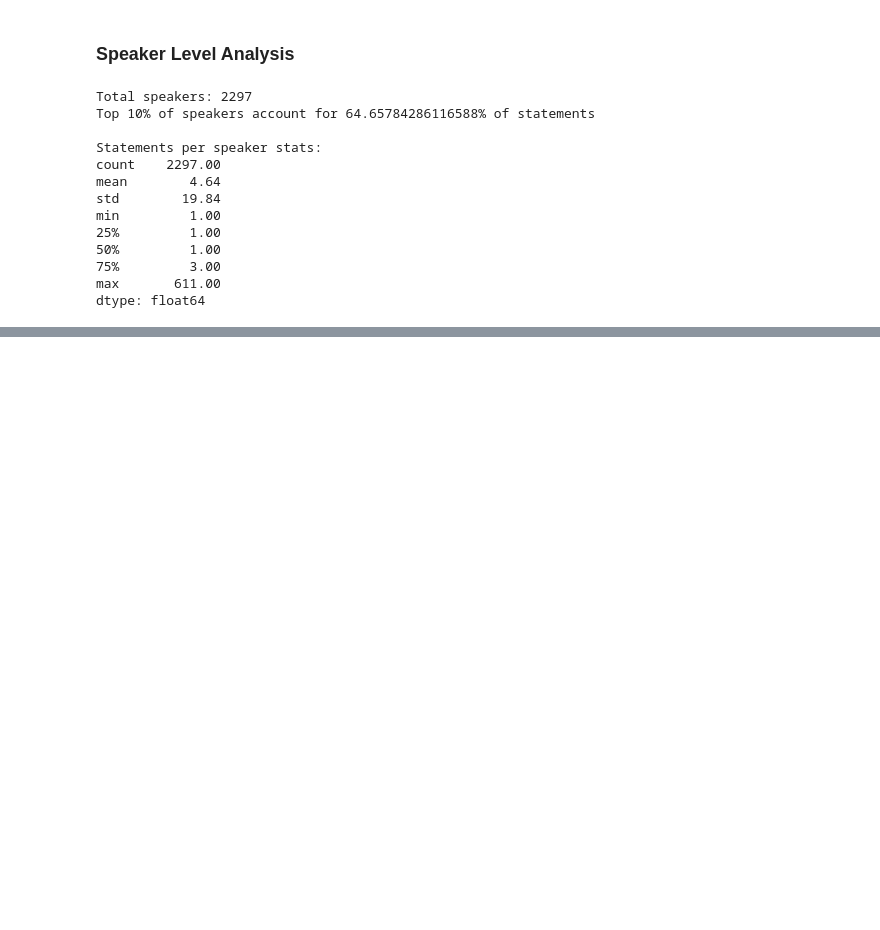
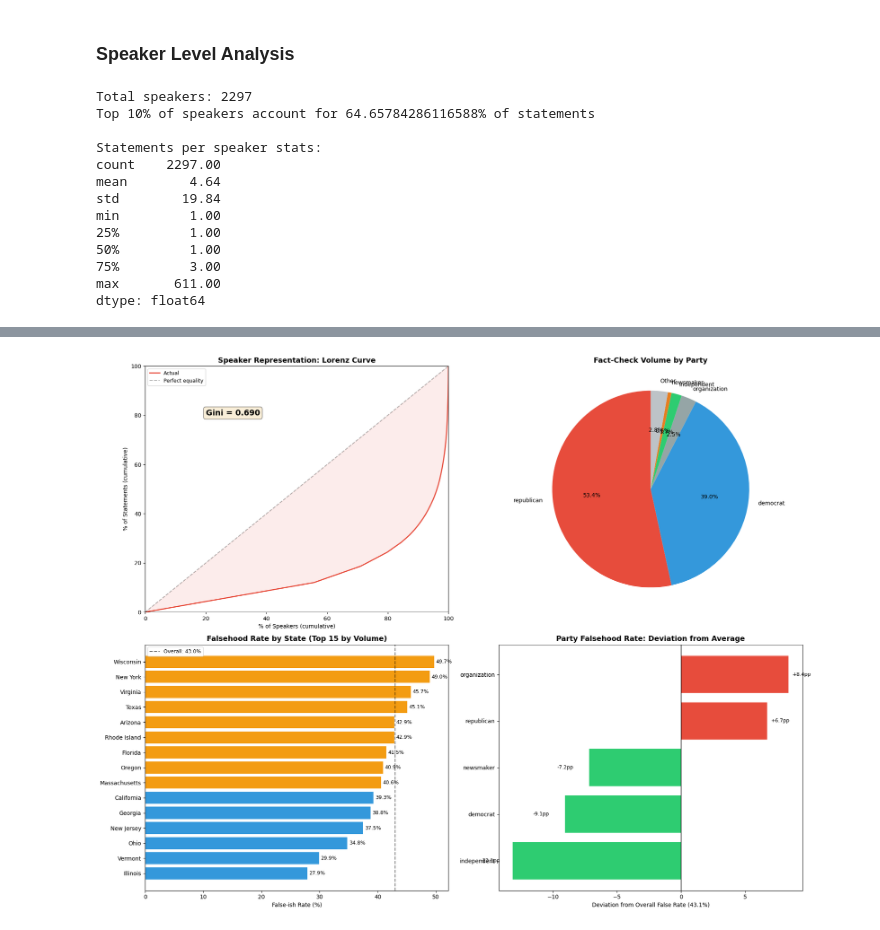
Before and after one commit to jainnami/FakeNews, a Jupyter notebook: EDA.ipynb, the cells around one changed output, grey strips where cells are left out. Saved outputs shown, nothing was run; the diff lists cells and outputs as text; code cells hidden in the pictures; blank space fills up the shorter version.

```diff
--- a/EDA.ipynb
+++ b/EDA.ipynb
@@ -518,0 +1350,77 @@ top_offender_summary
+# %%
+# Visuals: Bias & Fairness
+fig, axes = plt.subplots(2, 2, figsize=(18, 14))
+
+# 1. Speaker concentration - Lorenz curve
+ax1 = axes[0, 0]
+all_speaker_counts = bf.groupby('speaker').size().sort_values()
+speaker_cumshare = all_speaker_counts.cumsum() / all_speaker_counts.sum() * 100
+speaker_pct = np.arange(1, len(speaker_cumshare) + 1) / len(speaker_cumshare) * 100
+ax1.plot(speaker_pct, speaker_cumshare.values, color='#e74c3c', linewidth=2, label='Actual')
+ax1.plot([0, 100], [0, 100], 'k--', alpha=0.3, label='Perfect equality')
+ax1.fill_between(speaker_pct, speaker_cumshare.values, speaker_pct, alpha=0.1, color='#e74c3c')
+ax1.set_xlabel('% of Speakers (cumulative)')
+ax1.set_ylabel('% of Statements (cumulative)')
+ax1.set_title('Speaker Representation: Lorenz Curve', fontsize=13, fontweight='bold')
+ax1.legend(fontsize=9)
+ax1.set_xlim(0, 100)
+ax1.set_ylim(0, 100)
+# Gini coefficient
+n = len(all_speaker_counts)
+gini = (2 * np.sum(np.arange(1, n + 1) * all_speaker_counts.values) / (n * all_speaker_counts.sum()) - (n + 1) / n)
+ax1.text(20, 80, f'Gini = {gini:.3f}', fontsize=14, fontweight='bold',
+         bbox=dict(boxstyle='round', facecolor='wheat', alpha=0.5))
+
+# 2. Party fact-check volume (pie chart)
+ax2 = axes[0, 1]
+party_top5 = party_stmt_counts.head(5)
+party_other = party_stmt_counts.iloc[5:].sum()
+pie_data = pd.concat([party_top5, pd.Series({'Other': party_other})])
+pie_colors = ['#e74c3c', '#3498db', '#95a5a6', '#2ecc71', '#e67e22', '#bdc3c7']
+wedges, texts, autotexts = ax2.pie(pie_data, labels=pie_data.index, autopct='%1.1f%%',
+                                    colors=pie_colors, startangle=90)
+ax2.set_title('Fact-Check Volume by Party', fontsize=13, fontweight='bold')
+
+# 3. State false rate bar chart (top 15 qualified states by volume)
+ax3 = axes[1, 0]
+state_top15 = state_qualified.sort_values('n', ascending=False).head(15).sort_values('false_rate_%', ascending=True)
+colors_state = ['#e74c3c' if x > 50 else '#f39c12' if x > 40 else '#3498db' for x in state_top15['false_rate_%']]
+ax3.barh(range(len(state_top15)), state_top15['false_rate_%'], color=colors_state)
+ax3.set_yticks(range(len(state_top15)))
+ax3.set_yticklabels(state_top15.index)
+ax3.set_xlabel('False-ish Rate (%)')
+ax3.set_title('Falsehood Rate by State (Top 15 by Volume)', fontsize=13, fontweight='bold')
+overall_rate = bf['label'].isin(falseish_labels).mean() * 100
+ax3.axvline(x=overall_rate, color='black', linestyle='--', alpha=0.5, label=f'Overall: {overall_rate:.1f}%')
+ax3.legend(fontsize=9)
+for i, v in enumerate(state_top15['false_rate_%']):
+    ax3.text(v + 0.3, i, f'{v:.1f}%', va='center', fontsize=9)
+
+# 4. Party × false rate: observed vs expected (standardized residuals)
+ax4 = axes[1, 1]
+top_party_names = party_stmt_counts.head(5).index
+ct_bias = pd.crosstab(bf[bf['party'].isin(top_party_names)]['party'],
+                       bf[bf['party'].isin(top_party_names)]['label'].isin(falseish_labels),
+                       margins=False)
+ct_bias.columns = ['True-ish/Mixed', 'False-ish']
+# Expected proportions
+overall_false_pct = ct_bias['False-ish'].sum() / ct_bias.sum().sum() * 100
+observed = (ct_bias['False-ish'] / ct_bias.sum(axis=1) * 100)
+expected_val = overall_false_pct
+
+deviation = observed - expected_val
+deviation = deviation.sort_values()
+colors_dev = ['#2ecc71' if d < 0 else '#e74c3c' for d in deviation]
+ax4.barh(range(len(deviation)), deviation.values, color=colors_dev)
+ax4.set_yticks(range(len(deviation)))
+ax4.set_yticklabels(deviation.index)
+ax4.set_xlabel(f'Deviation from Overall False Rate ({expected_val:.1f}%)')
+ax4.set_title('Party Falsehood Rate: Deviation from Average', fontsize=13, fontweight='bold')
+ax4.axvline(x=0, color='black', linewidth=1)
+for i, v in enumerate(deviation.values):
+    ax4.text(v + (0.3 if v >= 0 else -2.5), i, f'{v:+.1f}pp', va='center', fontsize=9)
+
+plt.tight_layout()
+plt.show()
+# %% [output]
+[figure, added]
```
Also changed, not shown: parts of 25 cells of this notebook.
